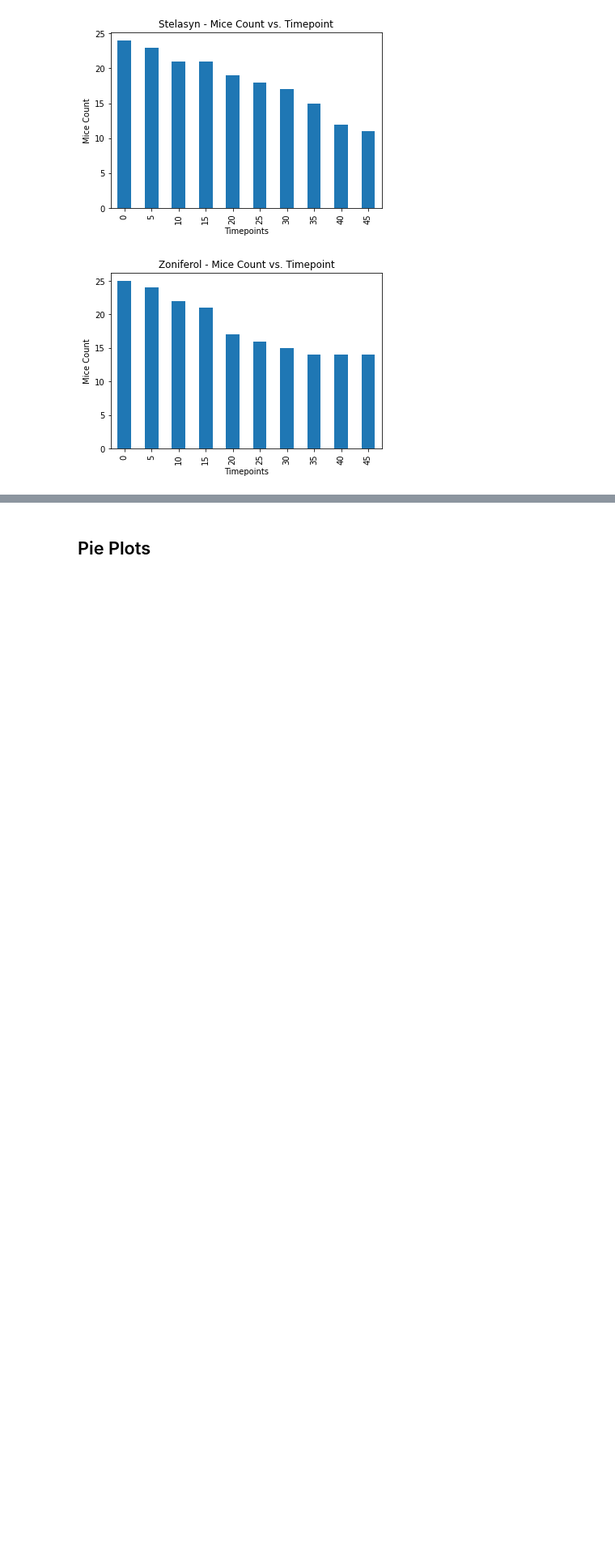
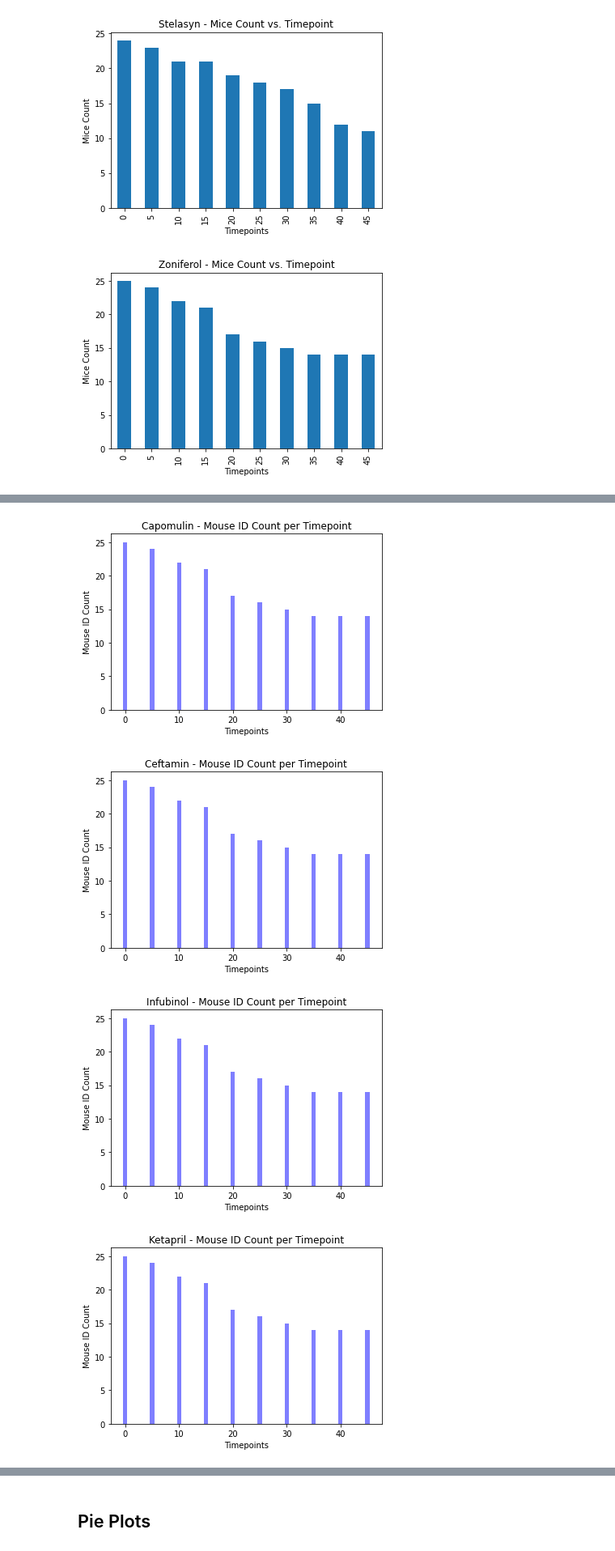
Before and after one commit to IrinaUX/MatPlotLib_hw, a Jupyter notebook: pymaceuticals_starter-Copy4b.ipynb, the cells around one changed output, grey strips where cells are left out. Shown at 81% size. Drawn from its saved outputs; the diff is of its cells as text; code cells hidden in the pictures; blank space fills up the shorter version.

Commit message:
Add plotting Mouse ID Count per Timepoint, for each Drug Regimen (still in separate plots), using plt.bar method.

```diff
--- a/pymaceuticals_starter-Copy4b.ipynb
+++ b/pymaceuticals_starter-Copy4b.ipynb
@@ -186,3 +189,13 @@ for x in range(len(drug_list)):
 [figure]
 [figure]
 [figure]
+# %%
+# Same plots using plt.bar
+x_axis = [value for value in range(0, 50, 5)]
+# %%
+# Start with 'Capomulin'
+drug_list_plt = summary_table1.index.tolist()
+drug_name_plt = ""
+for x in range(len(drug_list_plt)):
+    drug_name_plt = drug_list_plt[x]
+    print(drug_name_plt)
@@ -188,0 +213,17 @@ for x in range(len(drug_list)):
+# %%
+drug_list_plt = summary_table1.index.tolist()
+drug_name_plt = ""
+for x in range(len(drug_list)):
+    drug_name_plt = drug_list_plt[x]
+    #print(drug_name_plt)
+    plt.bar(x_axis, mouse_id, color='b', alpha=0.5, align="center")
+    plt.title(f"{drug_name_plt} - Mouse ID Count per Timepoint")
+    plt.xlabel("Timepoints")
+    plt.ylabel("Mouse ID Count")
+    plt.savefig(f"{drug_name_plt}_MouseID_Count_per_Timepoint")
+    plt.show()
+# %% [output]
+[figure, added]
+[figure, added]
+[figure, added]
+[figure, added]
```
Also changed, not shown: parts of 11 cells of this notebook, 2 other files.
